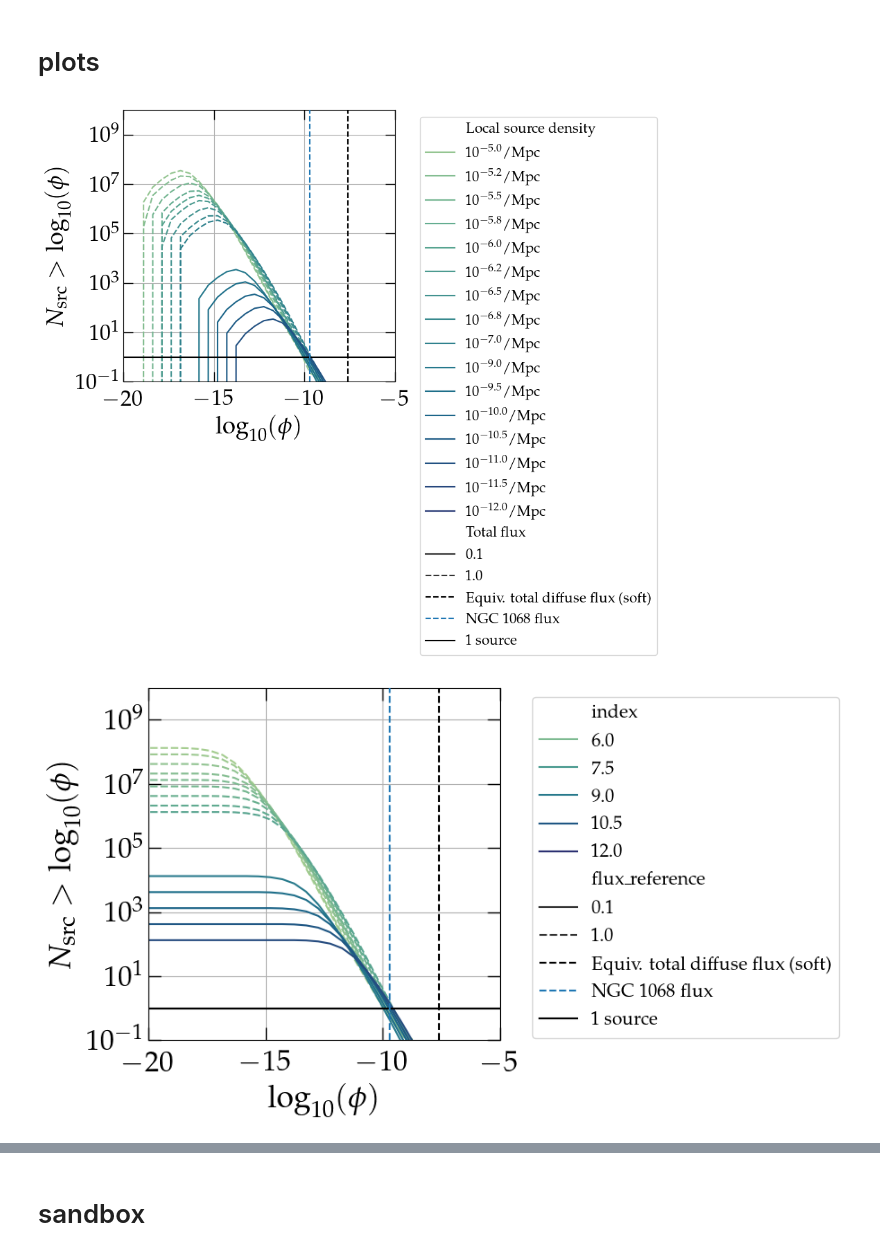
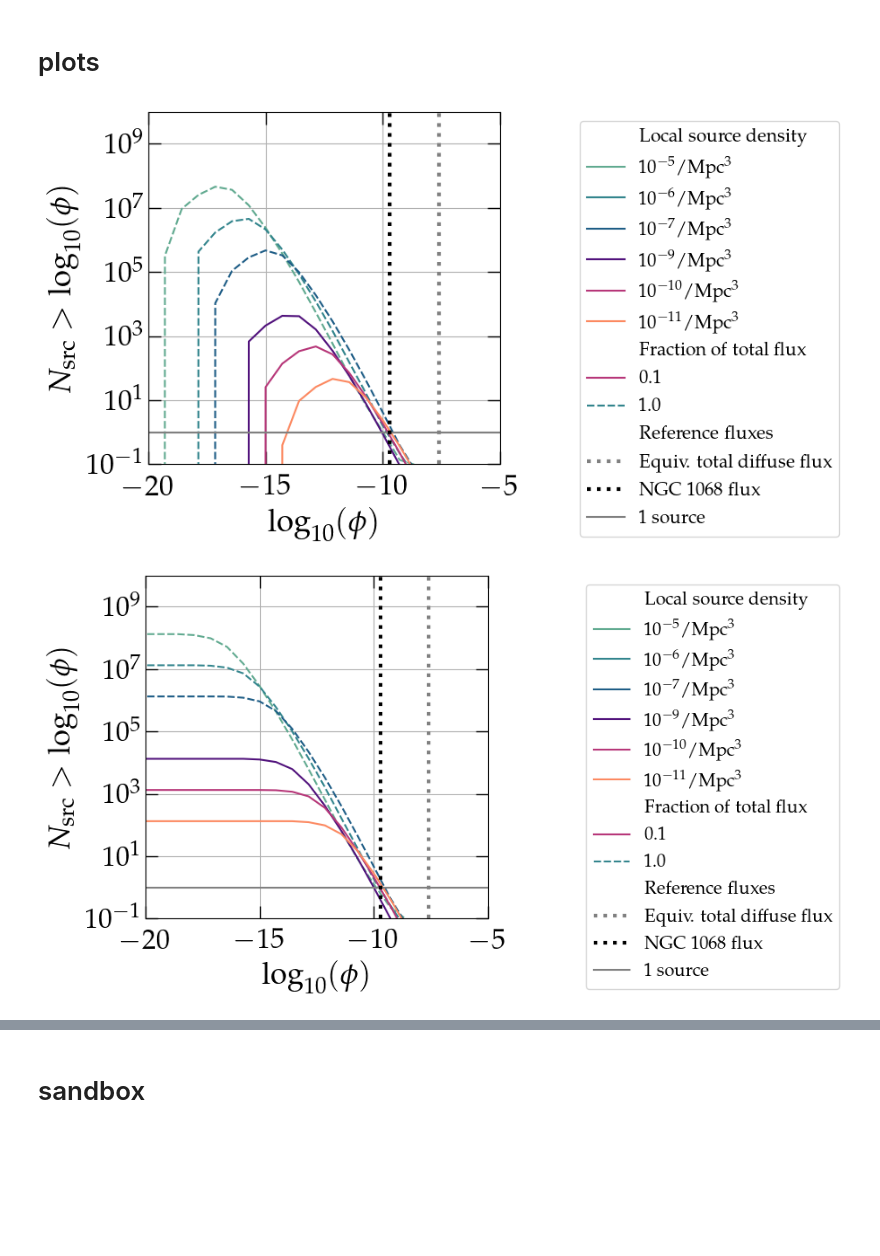
Before and after one commit to PLEnuM-group/Plenum, a Jupyter notebook: notebooks/misc/firesong_src_population.ipynb, the cells around one changed output, grey strips where cells are left out. Cells and saved outputs as stored; diff of their text form; code cells hidden in the pictures; blank space fills up the shorter version.

```diff
--- a/notebooks/misc/firesong_src_population.ipynb
+++ b/notebooks/misc/firesong_src_population.ipynb
@@ -98,11 +91,11 @@ _kw = dict(
     filename=None,
     index=3.2,
     Evolution="MD2014SFR",
-    logFMin=-25,
+    logFMin=-35,
     logFMax=0,
     emin=100,
-    LumMin=1e40,
-    LumMax=1e56,
+    LumMin=1e30,
+    LumMax=1e60,
     verbose=False,
     with_dFdz=True,
     nFluxBins=50,
@@ -113,12 +106,12 @@ _list = []
 #     # print(indx)
 for _fluxref in [1, 0.1]:
     if _fluxref==1:
-        densities = np.round(np.arange(5.0, 7.1, step=0.25), decimals=1)
+        densities = np.arange(5, 8, step=1)
     else:
-        densities = np.round(np.arange(9.0, 12.1, step=0.5), decimals=1)
+        densities = np.arange(9, 12, step=1)
     for indx in densities:
         _tmp = flux_pdf(
-            density=np.power(10, -indx),
+            density=np.power(10, -indx*1.0),
             LF="SC", #"LG",
             # sigma=_width,
             fluxnorm=norm_diffuse_soft * _fluxref,
@@ -127,55 +120,66 @@ for _fluxref in [1, 0.1]:
         _list.append(
             pd.DataFrame(
                 {
-                    "Local source density": fr"$10^{{{-indx}}}$/Mpc",
+                    "Local source density": fr"$10^{{{-indx}}}$/Mpc$^3$",
                     "width": "SC",
-                    "Total flux": _fluxref,
+                    "Fraction of total flux": _fluxref,
                     "flux": _tmp[0][::-1],
                     "Nsrc": _tmp[1][::-1],
                 }
             )
         )
 df = pd.concat(_list)
-df["cumulative_Nsrc"] = df.groupby(["Local source density", "width", "Total flux"]).cumsum().Nsrc
+df["cumulative_Nsrc"] = df.groupby(["Local source density", "width", "Fraction of total flux"]).cumsum().Nsrc
 # %% [markdown]
 # plots
+# %%
+cmap = sns.color_palette(
+    np.concatenate(
+        [sns.color_palette("crest", n_colors=3), sns.color_palette("magma", n_colors=3)]
+    )
+)
 # %%
 ax = sns.lineplot(
     data=df,
     x="flux",
     y="Nsrc",
     hue="Local source density",
     # size="width",
-    style="Total flux",
-    palette="crest",
+    style="Fraction of total flux",
+    palette=cmap,
 )
+# just for legend
+plt.plot(np.nan, np.nan, label="Reference fluxes", color="w")
 
 plt.axvline(
     np.log10(norm_diffuse_soft * 4 * np.pi),
-    color="k",
-    ls="--",
-    label="Equiv. total diffuse flux (soft)",
+    color="Gray",
+    ls=":",
+    label="Equiv. total diffuse flux",
+    lw=3,
 )
 plt.axvline(
-    np.log10(norm_ngc), ls="--", color="tab:blue", label="NGC 1068 flux", zorder=100
+    np.log10(norm_ngc), ls=":", color="k", label="NGC 1068 flux", zorder=100, lw=3
 )
 
 
 # for _l in flux_agg.values.flatten():
 #     _flux = calc_E2norm(1e5, _l, 3.2)
 #     plt.axvline(np.log10(_flux), lw=1, alpha=0.5, color="tomato")
 
 
-plt.axhline(1, color="k", label="1 source")
+plt.axhline(1, color="Gray", label="1 source")
 plt.xlabel(r"$\log_{10}(\phi)$")
 plt.ylabel(r"$N_{\rm src} > \log_{10}(\phi)$")
-plt.legend(loc=1, bbox_to_anchor=(1, 0, 0.99, 1))
+lg = plt.legend(loc=1, bbox_to_anchor=(1, 0, 0.99, 1))
+lg.legend_handles[8].set_color(cmap[4])
+lg.legend_handles[9].set_color(cmap[1])
 plt.xlim(-20, -5)
 plt.ylim(1e-1, 1e10)
 plt.yscale("log")
 plt.grid(True)
 # %% [output]
-[figure, old version]
+[figure, new version]
 # %%
 ax = sns.lineplot(
     data=df,
@@ -183,18 +187,21 @@ ax = sns.lineplot(
     y="cumulative_Nsrc",
     hue="Local source density",
     # size="width",
-    style="Total flux",
-    palette="crest",
+    style="Fraction of total flux",
+    palette=cmap,
 )
+# just for legend
+plt.plot(np.nan, np.nan, label="Reference fluxes", color="w")
 
 plt.axvline(
     np.log10(norm_diffuse_soft * 4 * np.pi),
-    color="k",
-    ls="--",
-    label="Equiv. total diffuse flux (soft)",
+    color="Gray",
+    ls=":",
+    label="Equiv. total diffuse flux",
+    lw=3,
 )
 plt.axvline(
-    np.log10(norm_ngc), ls="--", color="tab:blue", label="NGC 1068 flux", zorder=100
+    np.log10(norm_ngc), ls=":", color="k", label="NGC 1068 flux", zorder=100, lw=3
 )
 
 
@@ -203,16 +210,18 @@ plt.axvline(
 #     plt.axvline(np.log10(_flux), lw=1, alpha=0.5, color="tomato")
 
 
-plt.axhline(1, color="k", label="1 source")
+plt.axhline(1, color="Gray", label="1 source")
 plt.xlabel(r"$\log_{10}(\phi)$")
 plt.ylabel(r"$N_{\rm src} > \log_{10}(\phi)$")
-plt.legend(loc=1, bbox_to_anchor=(1, 0, 0.99, 1))
+lg = plt.legend(loc=1, bbox_to_anchor=(1, 0, 1.05, 1))
+lg.legend_handles[8].set_color(cmap[4])
+lg.legend_handles[9].set_color(cmap[1])
 plt.xlim(-20, -5)
 plt.ylim(1e-1, 1e10)
 plt.yscale("log")
 plt.grid(True)
 # %% [output]
-[figure, old version]
+[figure, new version]
 # %%
 ax = sns.lineplot(
     data=df,
```
Also changed, not shown: parts of 23 cells of this notebook, 4 other files.
